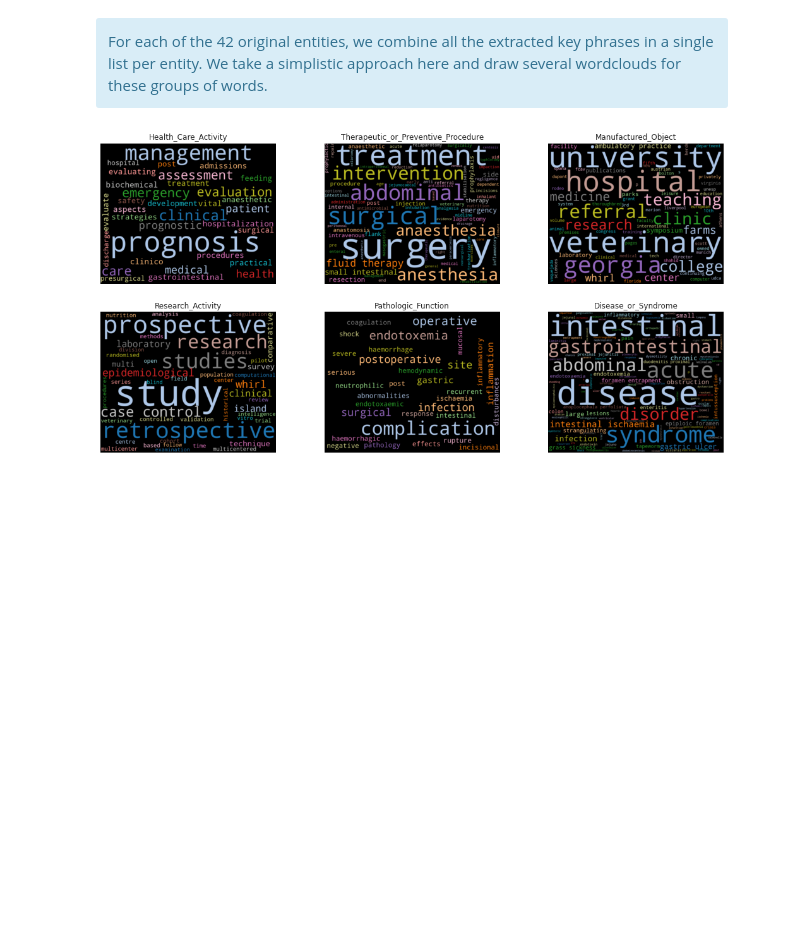
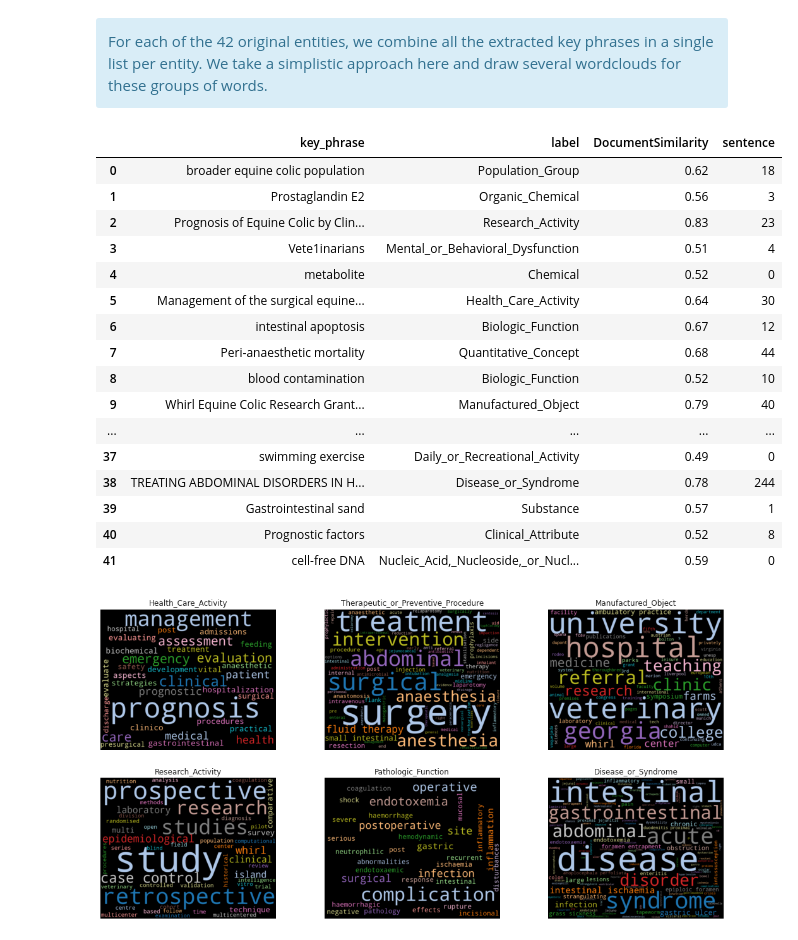
Before and after one commit to SolanaO/Healthcare_SparkNLP_Study, a Jupyter notebook: graphsResults.ipynb, the cells around one changed output. Drawn from its saved outputs; the diff is of its cells as text; code cells hidden in the pictures; blank space fills up the shorter version.

Commit message:
Add dataframes display.

```diff
--- a/graphsResults.ipynb
+++ b/graphsResults.ipynb
@@ -256,6 +256,28 @@ When grouping the elements together a couple of labels have changed, as we notic
 <div class="alert alert-block alert-info">
 For each of the 42 original entities, we combine all the extracted key phrases in a single list per entity. We take a simplistic approach here and draw several wordclouds for these groups of words.
 </div>
+# %%
+# upload the data with the key phrases for document groups
+df121 = pd.read_csv("data/original_concat.csv")
+df121[['key_phrase', 'label', 'DocumentSimilarity', 'sentence']]
+# %% [output]
+|  | key_phrase | label | DocumentSimilarity | sentence |
+| 0 | broader equine colic population | Population_Group | 0.62 | 18 |
+| 1 | Prostaglandin E2 | Organic_Chemical | 0.56 | 3 |
+| 2 | Prognosis of Equine Colic by Clin... | Research_Activity | 0.83 | 23 |
+| 3 | Vete1inarians | Mental_or_Behavioral_Dysfunction | 0.51 | 4 |
+| 4 | metabolite | Chemical | 0.52 | 0 |
+| 5 | Management of the surgical equine... | Health_Care_Activity | 0.64 | 30 |
+| 6 | intestinal apoptosis | Biologic_Function | 0.67 | 12 |
+| 7 | Peri‐anaesthetic mortality | Quantitative_Concept | 0.68 | 44 |
+| 8 | blood contamination | Biologic_Function | 0.52 | 10 |
+| 9 | Whirl Equine Colic Research Grant... | Manufactured_Object | 0.79 | 40 |
+| ... | ... | ... | ... | ... |
+| 37 | swimming exercise | Daily_or_Recreational_Activity | 0.49 | 0 |
+| 38 | TREATING ABDOMINAL DISORDERS IN H... | Disease_or_Syndrome | 0.78 | 244 |
+| 39 | Gastrointestinal sand | Substance | 0.57 | 1 |
+| 40 | Prognostic factors | Clinical_Attribute | 0.52 | 8 |
+| 41 | cell-free DNA | Nucleic_Acid,_Nucleoside,_or_Nucl... | 0.59 | 0 |
 # %%
 # extract the lists of combined keys for the selected entities
 df12 = pd.read_csv("data/original_concat_keys.csv")
```
Also changed, not shown: parts of 3 cells of this notebook.
